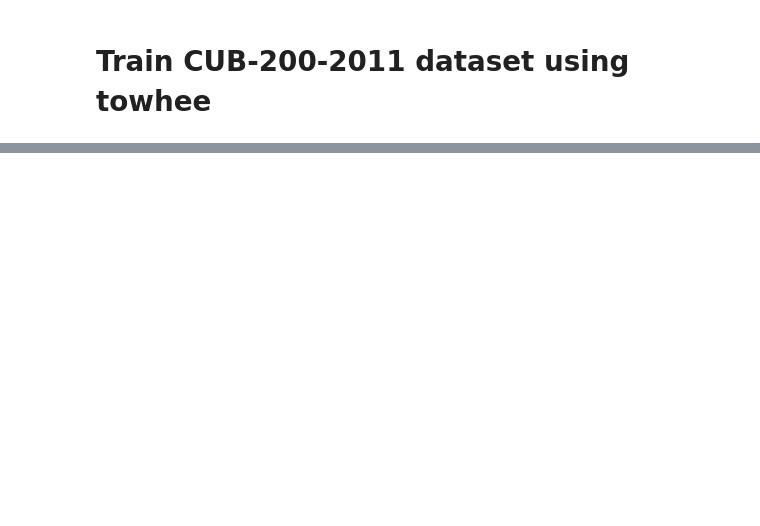
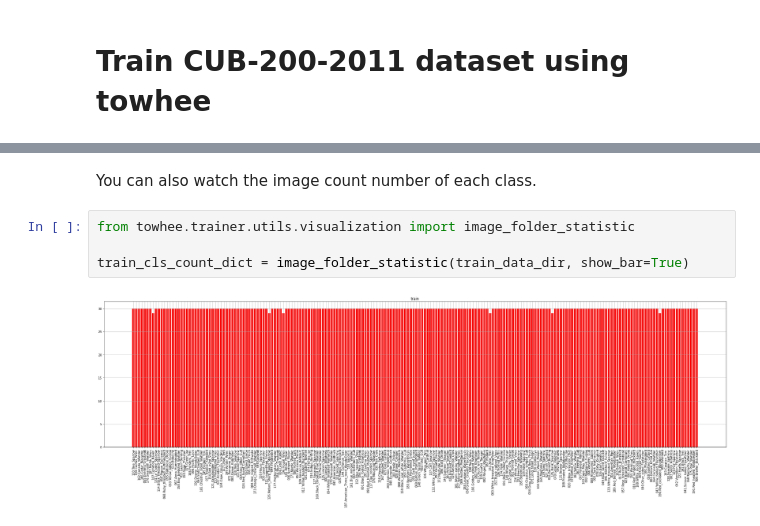
Before and after one commit to zc277584121/towhee_examples, a Jupyter notebook: train_cub_200_2011.ipynb, the cells around one changed output, grey strips where cells are left out. Cells and saved outputs as stored; diff of their text form; blank space fills up the shorter version.

```diff
--- a/train_cub_200_2011.ipynb
+++ b/train_cub_200_2011.ipynb
@@ -43,0 +126,8 @@ new_images_folder = 'images'
+# %% [markdown]
+You can also watch the image count number of each class.
+# %%
+from towhee.trainer.utils.visualization import image_folder_statistic
+
+train_cls_count_dict = image_folder_statistic(train_data_dir, show_bar=True)
+# %% [output]
+[figure, added]
```
Also changed, not shown: parts of 42 cells of this notebook, 11 other files.
